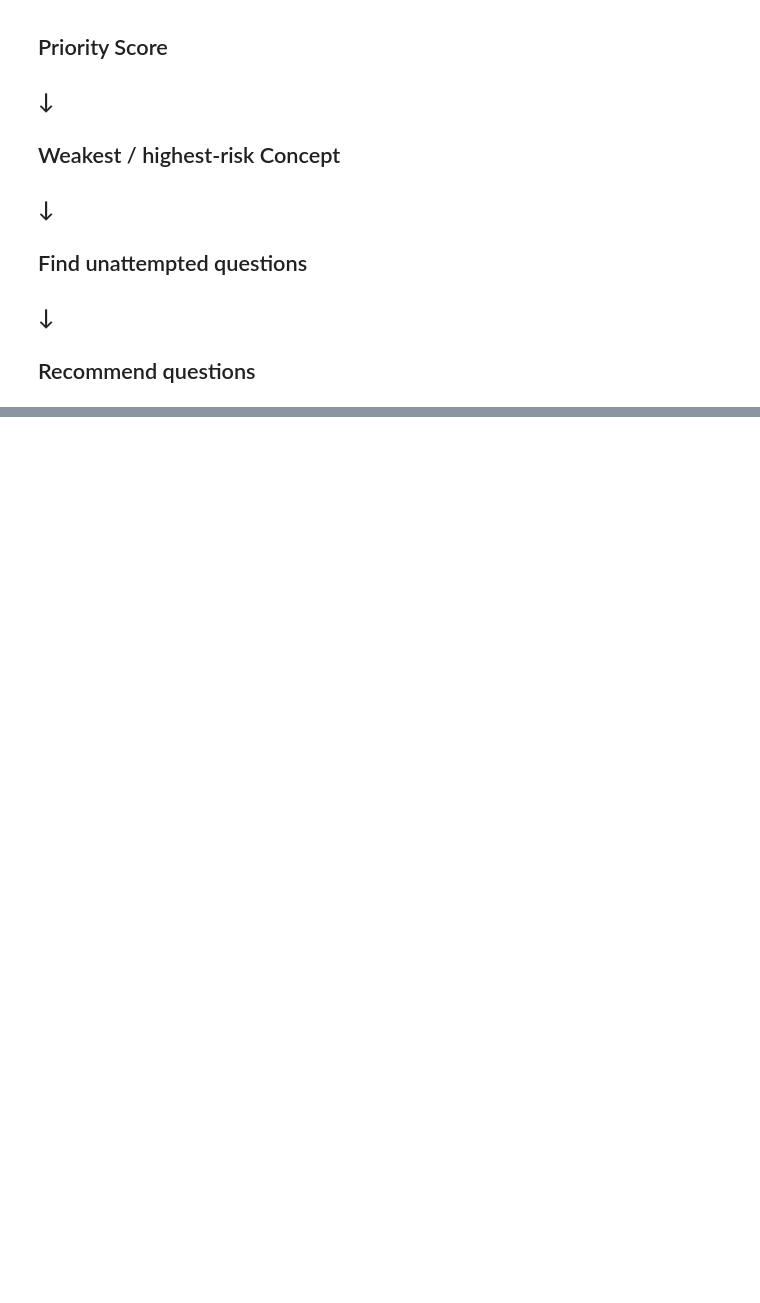
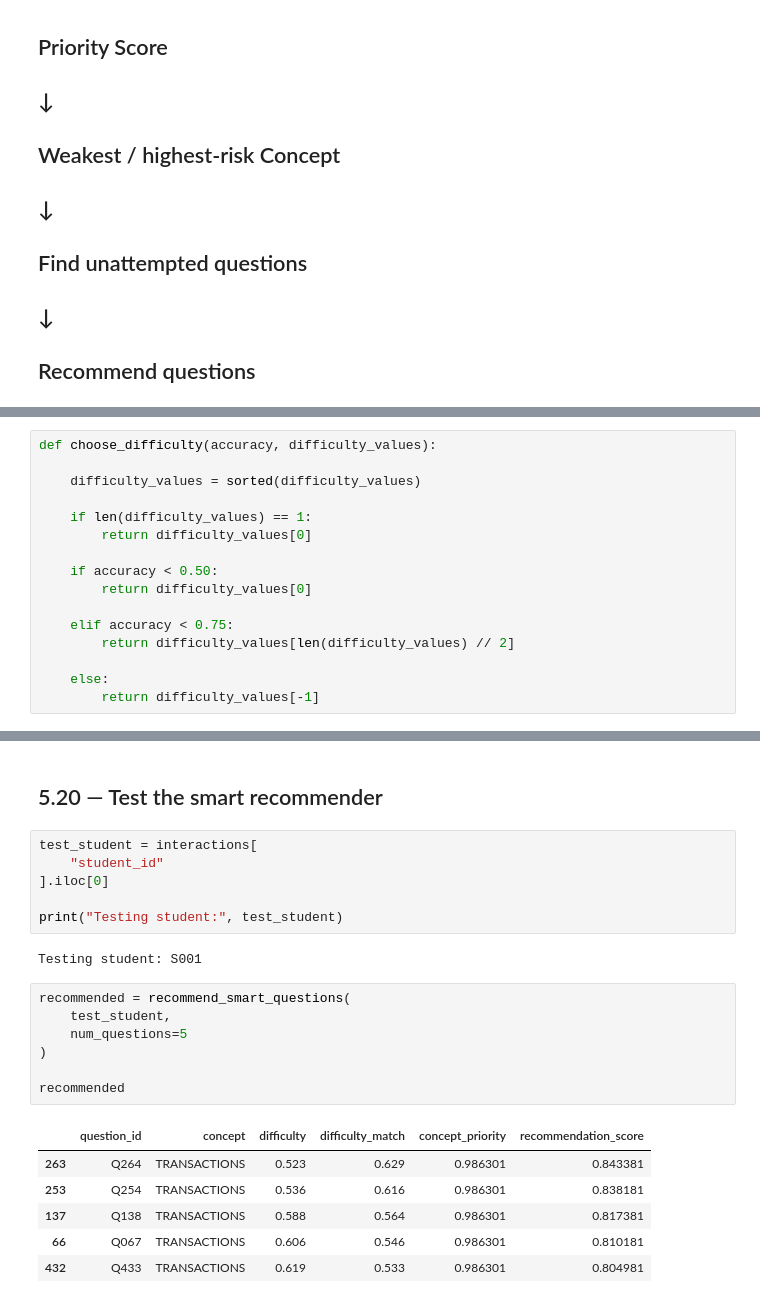
Before and after one commit to AZ07-coder/Student-Learning-Digital-Twin, a Jupyter notebook: 05_question_recommendation.ipynb.ipynb, the cells around one changed output, grey strips where cells are left out. Saved outputs shown, nothing was run; the diff lists cells and outputs as text; blank space fills up the shorter version.

```diff
--- a/05_question_recommendation.ipynb.ipynb
+++ b/05_question_recommendation.ipynb.ipynb
@@ -504,0 +538,16 @@ recommended
+# %%
+def choose_difficulty(accuracy, difficulty_values):
+
+    difficulty_values = sorted(difficulty_values)
+
+    if len(difficulty_values) == 1:
+        return difficulty_values[0]
+
+    if accuracy < 0.50:
+        return difficulty_values[0]
+
+    elif accuracy < 0.75:
+        return difficulty_values[len(difficulty_values) // 2]
+
+    else:
+        return difficulty_values[-1]
@@ -504,0 +738,24 @@ recommended
+# %% [markdown]
+## 5.20 — Test the smart recommender
+# %%
+test_student = interactions[
+    "student_id"
+].iloc[0]
+
+print("Testing student:", test_student)
+# %% [output]
+Testing student: S001
+# %%
+recommended = recommend_smart_questions(
+    test_student,
+    num_questions=5
+)
+
+recommended
+# %% [output]
+|  | question_id | concept | difficulty | difficulty_match | concept_priority | recommendation_score |
+| 263 | Q264 | TRANSACTIONS | 0.523 | 0.629 | 0.986301 | 0.843381 |
+| 253 | Q254 | TRANSACTIONS | 0.536 | 0.616 | 0.986301 | 0.838181 |
+| 137 | Q138 | TRANSACTIONS | 0.588 | 0.564 | 0.986301 | 0.817381 |
+| 66 | Q067 | TRANSACTIONS | 0.606 | 0.546 | 0.986301 | 0.810181 |
+| 432 | Q433 | TRANSACTIONS | 0.619 | 0.533 | 0.986301 | 0.804981 |
```
Also changed, not shown: parts of 22 cells of this notebook.
